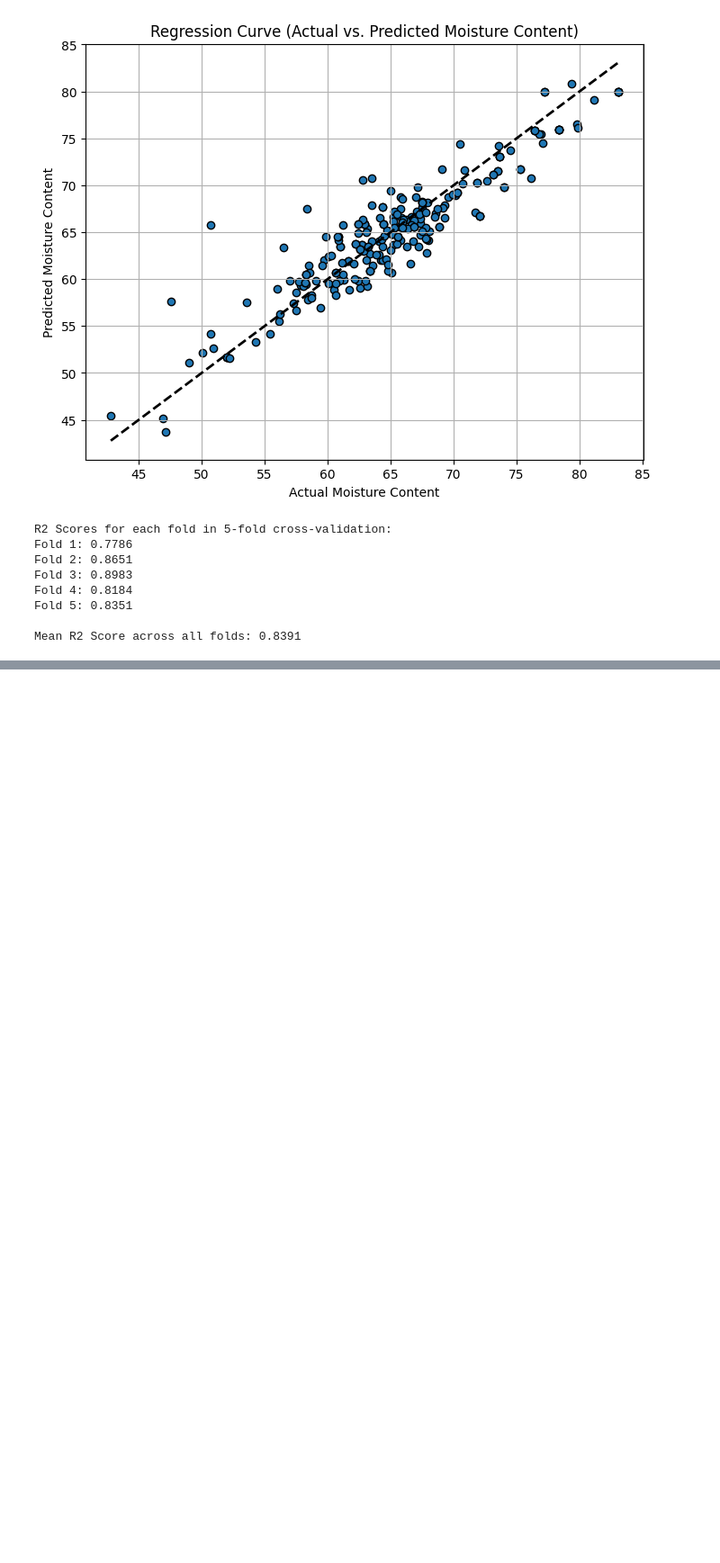
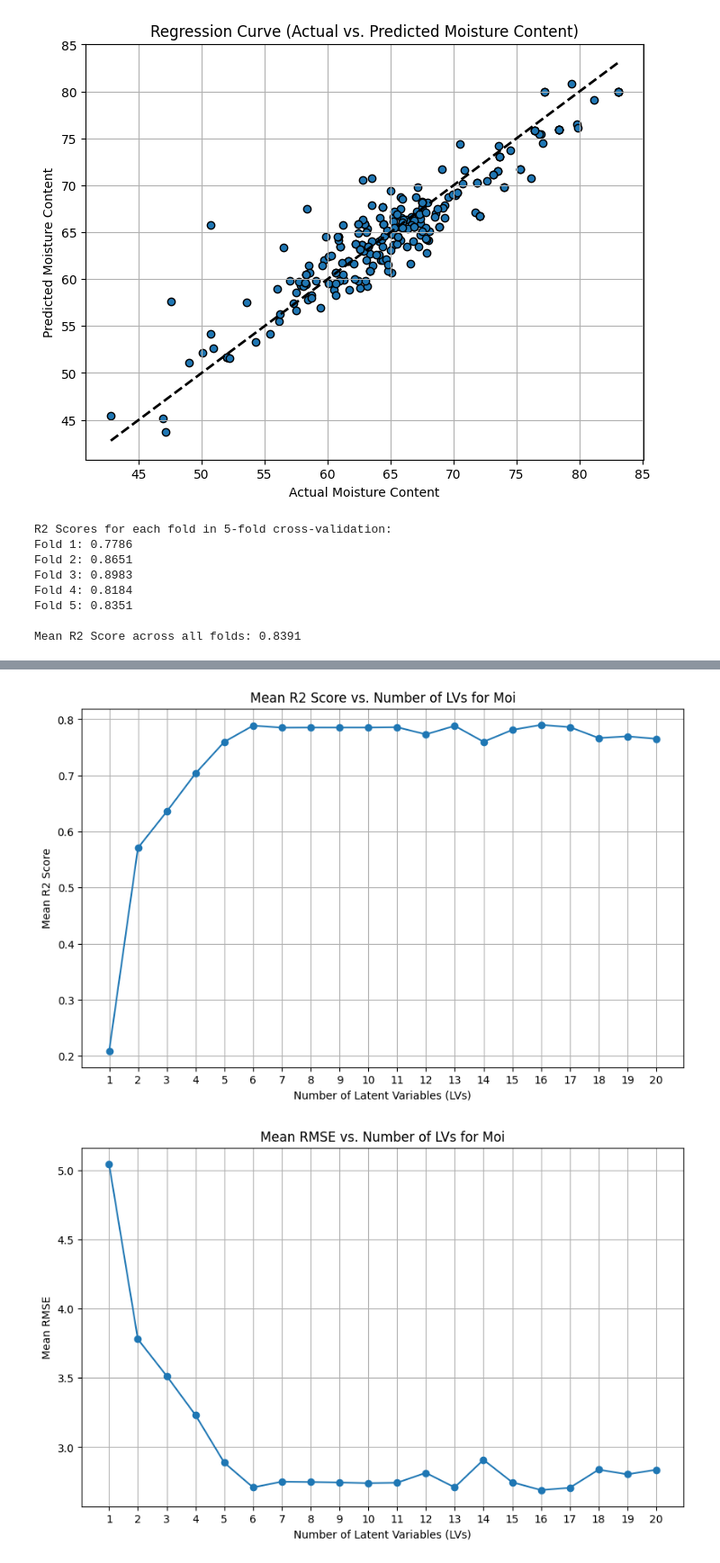
Before and after one commit to Raoina/Spectra-2-Image, a Jupyter notebook: notebooks/Models/PLS_with_Moisture_data.ipynb, the cells around one changed output, grey strips where cells are left out. Shown at 90% size. Drawn from its saved outputs; the diff is of its cells as text; code cells hidden in the pictures; blank space fills up the shorter version.

```diff
--- a/notebooks/Models/PLS_with_Moisture_data.ipynb
+++ b/notebooks/Models/PLS_with_Moisture_data.ipynb
@@ -395,0 +400,5 @@ Mean R2 Score across all folds: 0.8391
+# %%
+test_df = pd.read_csv('/content/drive/MyDrive/Si-Ware/moisture Si-Ware dataset/All predictors/DL_FreshCS_test_Multiple_Refs.csv')
+display(test_df)
+train_df = pd.read_csv('/content/drive/MyDrive/Si-Ware/moisture Si-Ware dataset/All predictors/DL_FreshCS_train_Multiple_Refs.csv')
+display(train_df)
@@ -395,0 +432,6 @@ Mean R2 Score across all folds: 0.8391
+# %%
+train_df_averaged = train_df.groupby('Sample ID').mean()
+test_df_averaged = test_df
+
+display(train_df_averaged)
+display(test_df_averaged)
@@ -395,0 +645,38 @@ Mean R2 Score across all folds: 0.8391
+# %%
+import matplotlib.pyplot as plt
+import numpy as np
+
+target_cols = ['Moi', 'NDF', 'Starch']
+n_components_range = np.arange(1, 21)
+
+# Plotting the CV results for each target
+for target in target_cols:
+    r2_scores_target = cv_results[target]['r2']
+    rmse_scores_target = cv_results[target]['rmse']
+
+    # Calculate mean R2 and RMSE across folds for each number of LVs
+    mean_r2_scores = [np.mean(scores) for scores in r2_scores_target]
+    mean_rmse_scores = [np.mean(scores) for scores in rmse_scores_target]
+
+    # Plot R2 scores
+    plt.figure(figsize=(10, 6))
+    plt.plot(n_components_range, mean_r2_scores, marker='o', linestyle='-')
+    plt.title(f'Mean R2 Score vs. Number of LVs for {target}')
+    plt.xlabel('Number of Latent Variables (LVs)')
+    plt.ylabel('Mean R2 Score')
+    plt.xticks(n_components_range)
+    plt.grid(True)
+    plt.show()
+
+    # Plot RMSE scores
+    plt.figure(figsize=(10, 6))
+    plt.plot(n_components_range, mean_rmse_scores, marker='o', linestyle='-')
+    plt.title(f'Mean RMSE vs. Number of LVs for {target}')
+    plt.xlabel('Number of Latent Variables (LVs)')
+    plt.ylabel('Mean RMSE')
+    plt.xticks(n_components_range)
+    plt.grid(True)
+    plt.show()
+# %% [output]
+[figure, added]
+[figure, added]
```
Also changed, not shown: parts of 11 cells of this notebook.
